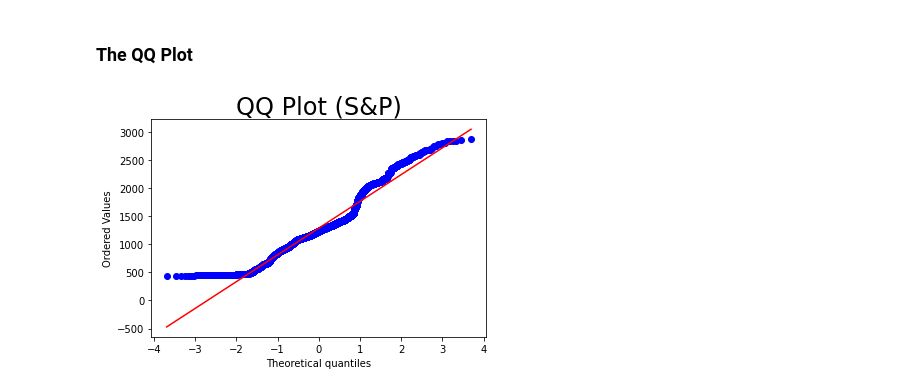
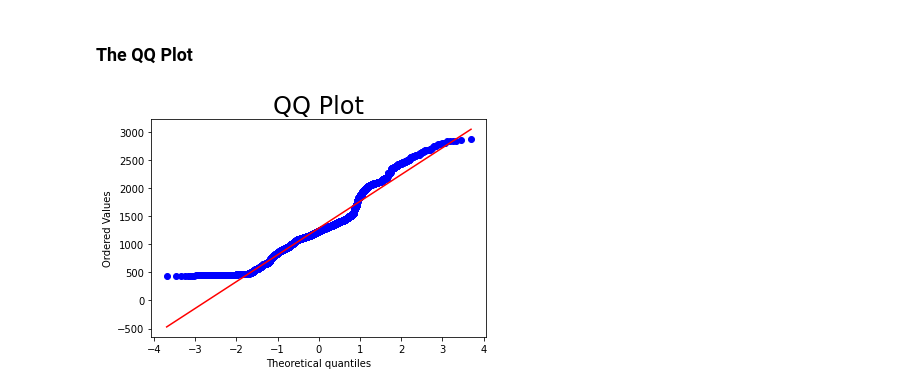
Before and after one commit to virf96/Proyectos, a Jupyter notebook: Python_Introducción_a_las_series_temporales_.ipynb, the cells around one changed output. Saved outputs shown, nothing was run; the diff lists cells and outputs as text; code cells hidden in the pictures.

```diff
--- a/Python_Introducción_a_las_series_temporales_.ipynb
+++ b/Python_Introducción_a_las_series_temporales_.ipynb
@@ -41,8 +41,4 @@ df_comp
 | 6267 | 26/01/2018 | 2872.867839 | 13340.17 | 7665.541292 | 23631.88 |
 | 6268 | 29/01/2018 | 2853.528411 | 13324.48 | 7671.533300 | 23629.34 |
 6269 rows × 5 columns
-# %%
-#Convertimos a formato fecha
-df_comp.date = df_comp.date.astype(str)
-df_comp.date=pd.to_datetime(df_comp.date)
 # %%
@@ -57,5 +56 @@ df_comp.head()
-# %%
-#Extraemos año y mes
-df_comp['year'] = pd.DatetimeIndex(df_comp['date']).year
-df_comp['month'] = pd.DatetimeIndex(df_comp['date']).month
 # %%
@@ -147,6 +86,3 @@ df_comp.spx.isna().sum()
 ### Plotting the Data
 # %%
 import matplotlib.pyplot as plt
-# %%
-#indexamos las fechas para fines de visualización
-df_comp.set_index("date", inplace=True)
@@ -186,13 +108,8 @@ plt.show()
 # %%
 import scipy.stats
 # %%
-#QQ-PLOT para S&P
-#Los datos son ordenados de menor a mayor
-#Observamos que no hay precios negativos
-#Podemos ver que los datos no siguen una distribución normal.
-
 scipy.stats.probplot(df_comp.spx, plot =  plt)
-plt.title("QQ Plot (S&P)", size = 24)
+plt.title("QQ Plot", size = 24)
 plt.show()
 # %% [output]
-[figure, old version]
+[figure, new version]
```
Also changed, not shown: parts of 17 cells of this notebook.
